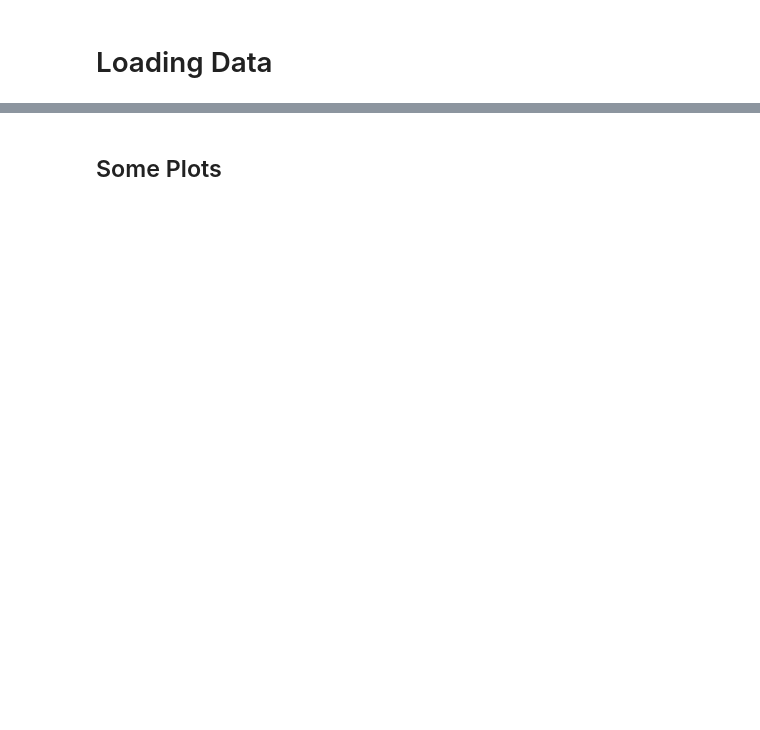
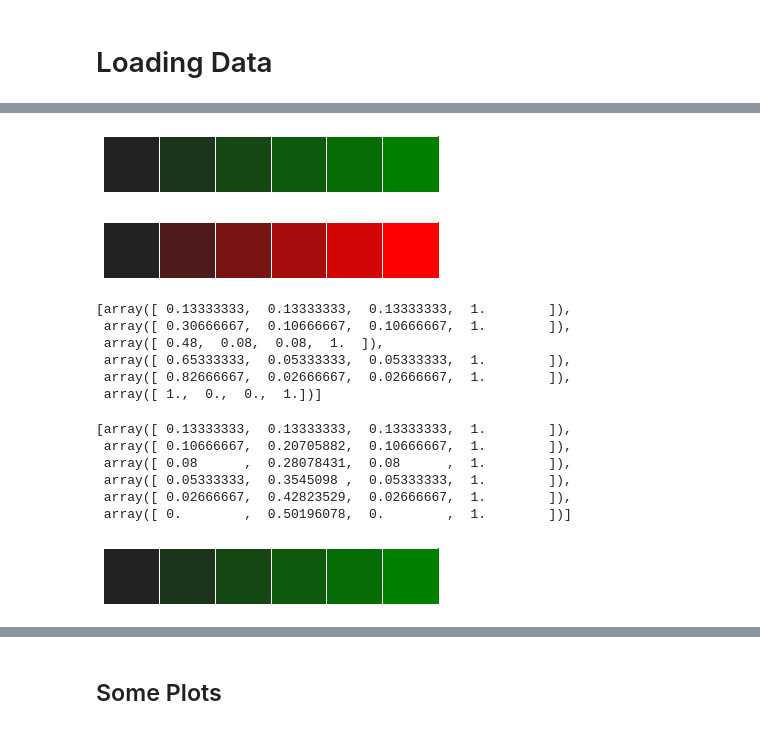
Before and after one commit to meowklaski/CPTAnaly, a Jupyter notebook: Plotting_Data.ipynb, the cells around one changed output, grey strips where cells are left out. Drawn from its saved outputs; the diff is of its cells as text; code cells hidden in the pictures; blank space fills up the shorter version.

```diff
--- a/Plotting_Data.ipynb
+++ b/Plotting_Data.ipynb
@@ -45,0 +134,30 @@ with open('data/player_DataFrame.pckl', 'rb') as f_:
+# %%
+sns.palplot(sns.dark_palette("green"))
+# %% [output]
+[figure, added]
+# %%
+sns.palplot(sns.dark_palette("red"))
+# %% [output]
+[figure, added]
+# %%
+sns.dark_palette("red")
+# %% [output]
+[array([ 0.13333333,  0.13333333,  0.13333333,  1.        ]),
+ array([ 0.30666667,  0.10666667,  0.10666667,  1.        ]),
+ array([ 0.48,  0.08,  0.08,  1.  ]),
+ array([ 0.65333333,  0.05333333,  0.05333333,  1.        ]),
+ array([ 0.82666667,  0.02666667,  0.02666667,  1.        ]),
+ array([ 1.,  0.,  0.,  1.])]
+# %%
+sns.dark_palette("green")
+# %% [output]
+[array([ 0.13333333,  0.13333333,  0.13333333,  1.        ]),
+ array([ 0.10666667,  0.20705882,  0.10666667,  1.        ]),
+ array([ 0.08      ,  0.28078431,  0.08      ,  1.        ]),
+ array([ 0.05333333,  0.3545098 ,  0.05333333,  1.        ]),
+ array([ 0.02666667,  0.42823529,  0.02666667,  1.        ]),
+ array([ 0.        ,  0.50196078,  0.        ,  1.        ])]
+# %%
+sns.palplot(sns.dark_palette("green"))
+# %% [output]
+[figure, added]
```
Also changed, not shown: parts of 24 cells of this notebook, 3 other files.
